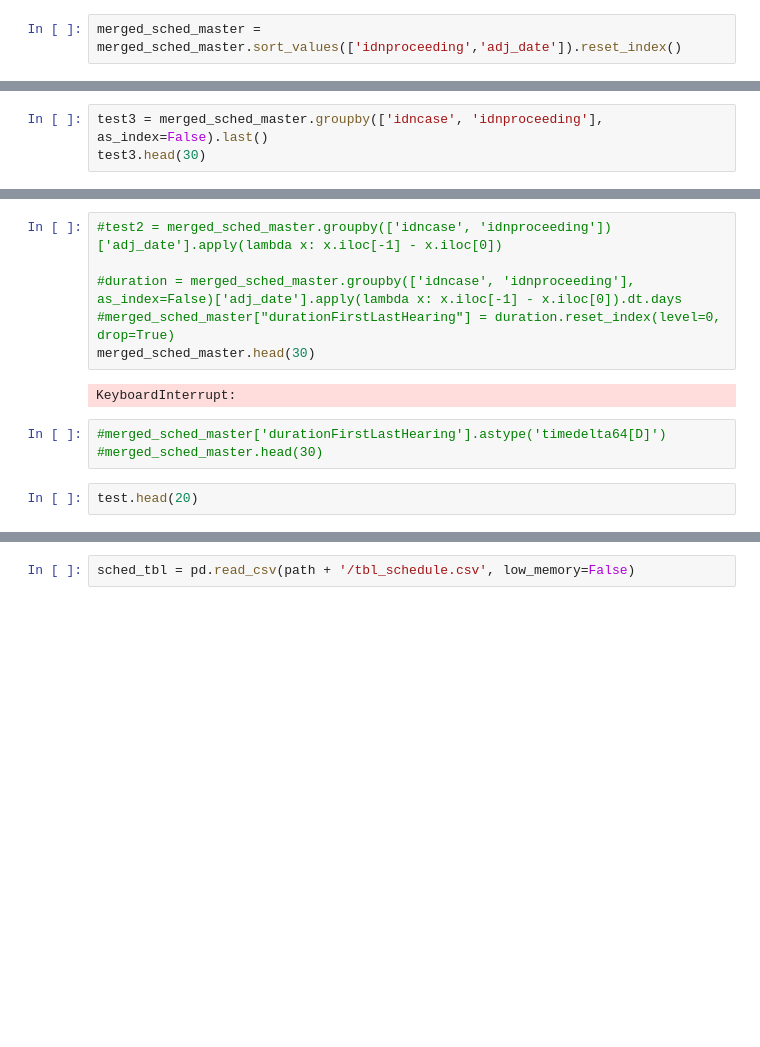
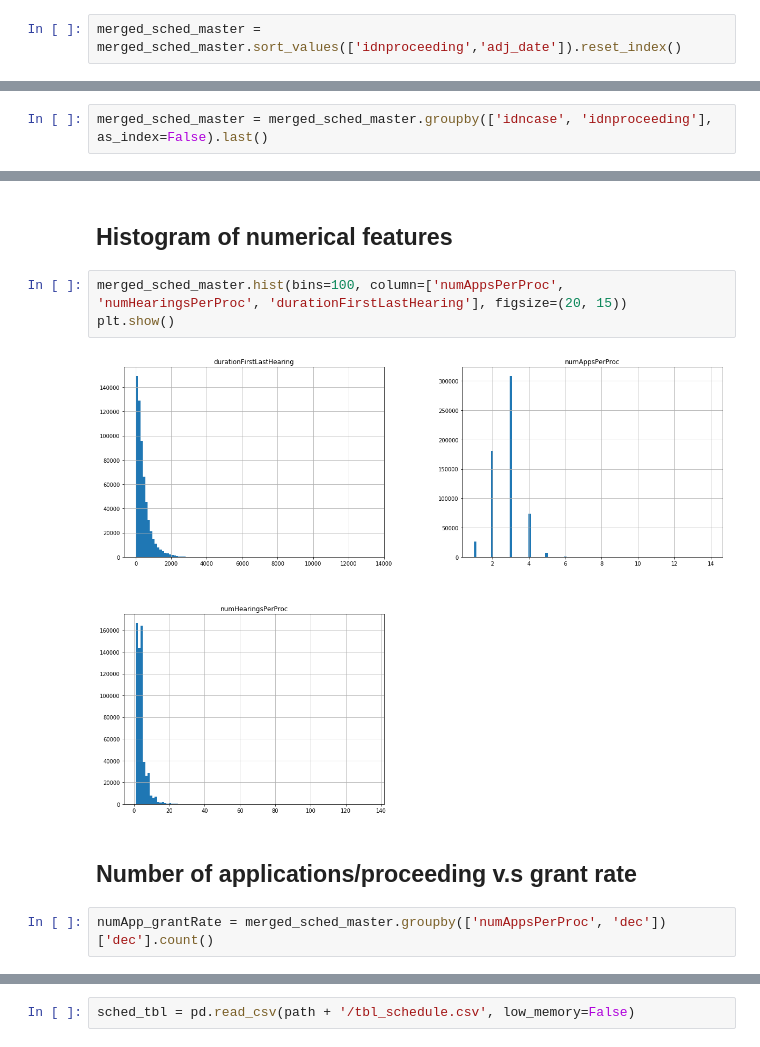
Before and after one commit to aspenyoo/refugees, a Jupyter notebook: Cleaning Schedule.ipynb, the cells around one changed output, grey strips where cells are left out. Saved outputs shown, nothing was run; the diff lists cells and outputs as text; blank space fills up the shorter version.

```diff
--- a/Cleaning Schedule.ipynb
+++ b/Cleaning Schedule.ipynb
@@ -206,3 +201,2 @@ merged_sched_master.head(30)
 # %%
-test3 = merged_sched_master.groupby(['idncase', 'idnproceeding'], as_index=False).last()
-test3.head(30)
+merged_sched_master = merged_sched_master.groupby(['idncase', 'idnproceeding'], as_index=False).last()
@@ -272,13 +203,11 @@ test3.describe()
-# %%
-#test2 = merged_sched_master.groupby(['idncase', 'idnproceeding'])['adj_date'].apply(lambda x: x.iloc[-1] - x.iloc[0])
-
-#duration = merged_sched_master.groupby(['idncase', 'idnproceeding'],  as_index=False)['adj_date'].apply(lambda x: x.iloc[-1] - x.iloc[0]).dt.days
-#merged_sched_master["durationFirstLastHearing"] = duration.reset_index(level=0, drop=True)
-merged_sched_master.head(30)
-# %% [output]
-KeyboardInterrupt:
-# %%
-#merged_sched_master['durationFirstLastHearing'].astype('timedelta64[D]')
-#merged_sched_master.head(30)
-# %%
-test.head(20)
+# %% [markdown]
+## Histogram of numerical features
+# %%
+merged_sched_master.hist(bins=100, column=['numAppsPerProc', 'numHearingsPerProc', 'durationFirstLastHearing'], figsize=(20, 15))
+plt.show()
+# %% [output]
+[figure, added]
+# %% [markdown]
+## Number of applications/proceeding v.s grant rate
+# %%
+numApp_grantRate = merged_sched_master.groupby(['numAppsPerProc', 'dec'])['dec'].count()
```
Also changed, not shown: parts of 39 cells of this notebook, 1 other file.
